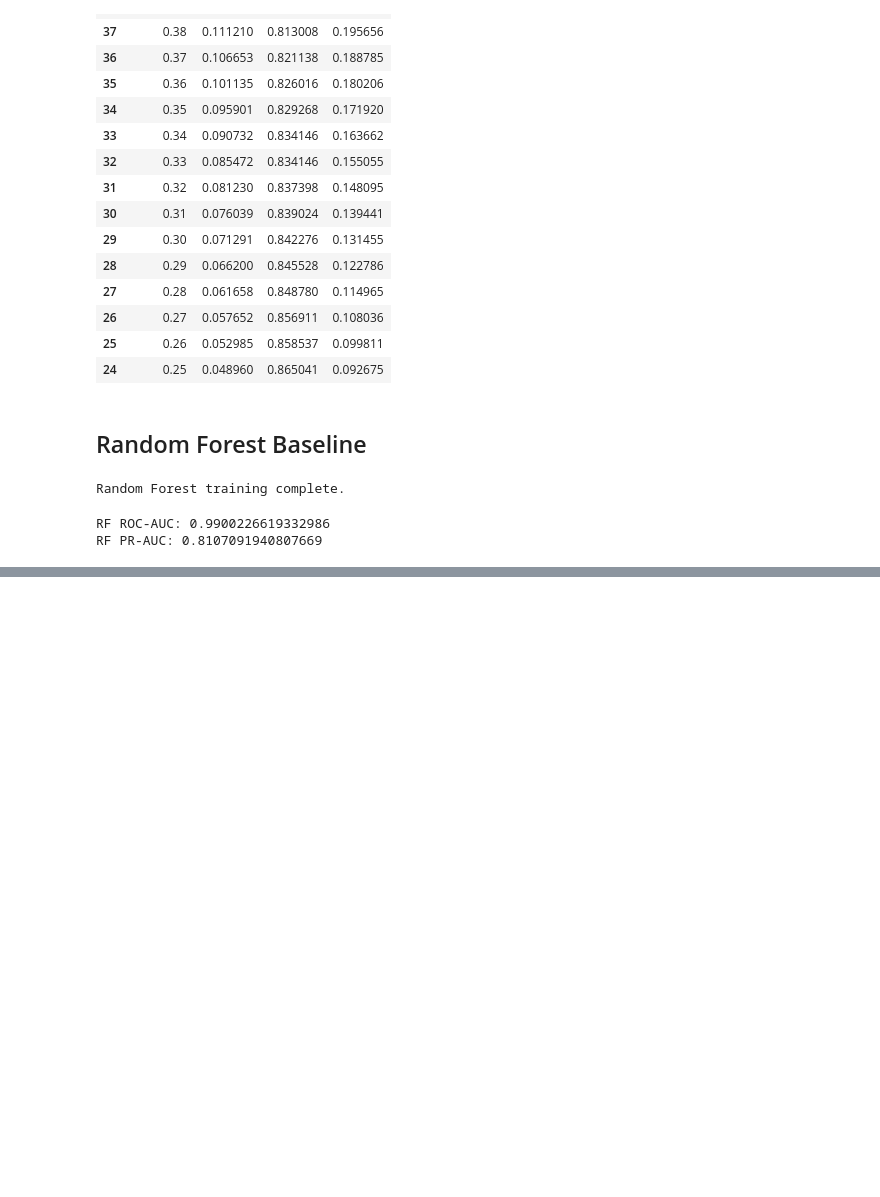
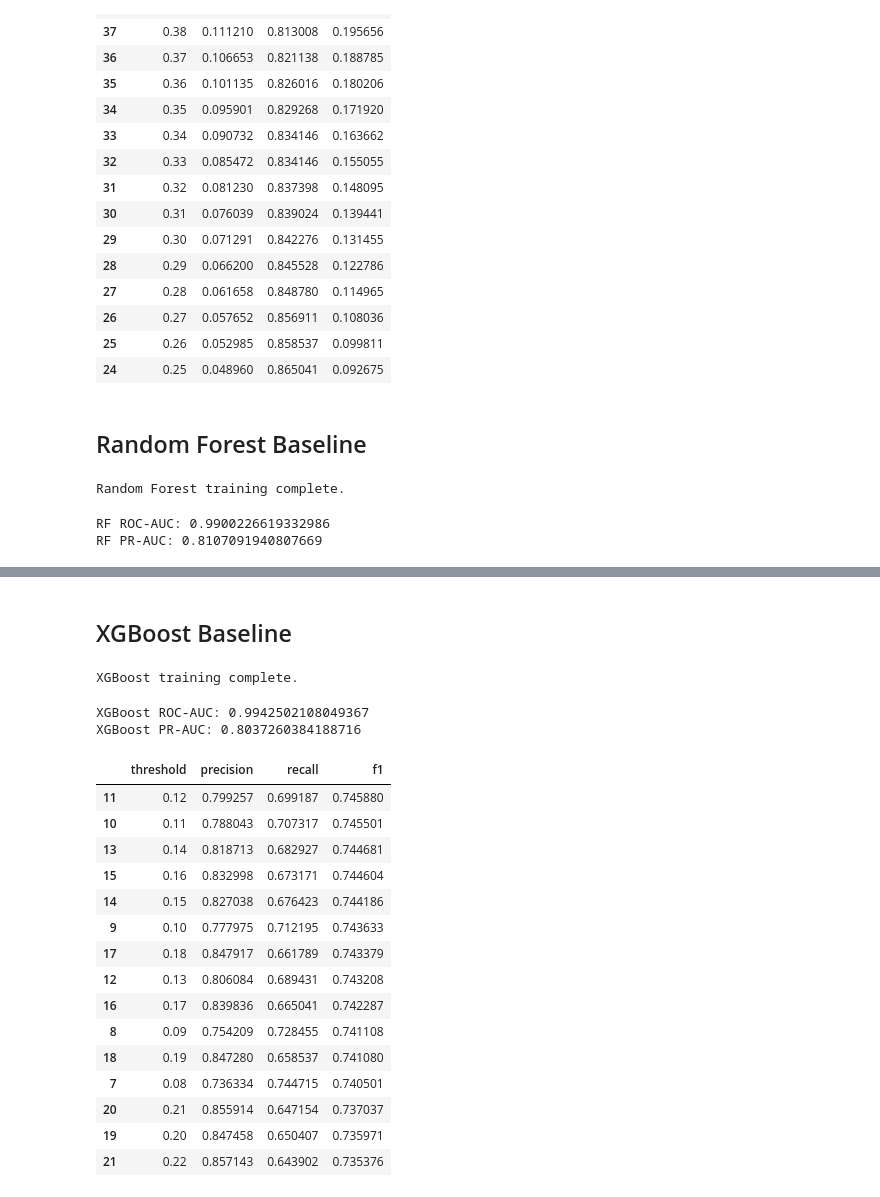
Before and after one commit to laraib275/AURA-Fraud-Intelligence, a Jupyter notebook: notebooks/04_baseline_models.ipynb, the cells around one changed output, grey strips where cells are left out. Cells and saved outputs as stored; diff of their text form; code cells hidden in the pictures; blank space fills up the shorter version.

```diff
--- a/notebooks/04_baseline_models.ipynb
+++ b/notebooks/04_baseline_models.ipynb
@@ -548,0 +700,2 @@ RF PR-AUC: 0.8107091940807669
+# %% [markdown]
+## XGBoost Baseline
@@ -548,0 +722,76 @@ RF PR-AUC: 0.8107091940807669
+# %%
+xgb_pipeline.fit(X_train, y_train)
+
+print("XGBoost training complete.")
+# %% [output]
+XGBoost training complete.
+# %%
+xgb_val_prob = xgb_pipeline.predict_proba(X_val)[:, 1]
+# %%
+print(
+    "XGBoost ROC-AUC:",
+    roc_auc_score(y_val, xgb_val_prob)
+)
+
+print(
+    "XGBoost PR-AUC:",
+    average_precision_score(y_val, xgb_val_prob)
+)
+# %% [output]
+XGBoost ROC-AUC: 0.9942502108049367
+XGBoost PR-AUC: 0.8037260384188716
+# %%
+xgb_threshold_results = []
+
+for threshold in np.arange(0.01, 1.00, 0.01):
+
+    pred = (xgb_val_prob >= threshold).astype(int)
+
+    precision = precision_score(
+        y_val,
+        pred,
+        zero_division=0
+    )
+
+    recall = recall_score(
+        y_val,
+        pred,
+        zero_division=0
+    )
+
+    f1 = f1_score(
+        y_val,
+        pred,
+        zero_division=0
+    )
+
+    xgb_threshold_results.append({
+        "threshold": threshold,
+        "precision": precision,
+        "recall": recall,
+        "f1": f1
+    })
+
+xgb_threshold_df = pd.DataFrame(xgb_threshold_results)
+
+xgb_threshold_df.sort_values(
+    "f1",
+    ascending=False
+).head(15)
+# %% [output]
+|  | threshold | precision | recall | f1 |
+| 11 | 0.12 | 0.799257 | 0.699187 | 0.745880 |
+| 10 | 0.11 | 0.788043 | 0.707317 | 0.745501 |
+| 13 | 0.14 | 0.818713 | 0.682927 | 0.744681 |
+| 15 | 0.16 | 0.832998 | 0.673171 | 0.744604 |
+| 14 | 0.15 | 0.827038 | 0.676423 | 0.744186 |
+| 9 | 0.10 | 0.777975 | 0.712195 | 0.743633 |
+| 17 | 0.18 | 0.847917 | 0.661789 | 0.743379 |
+| 12 | 0.13 | 0.806084 | 0.689431 | 0.743208 |
+| 16 | 0.17 | 0.839836 | 0.665041 | 0.742287 |
+| 8 | 0.09 | 0.754209 | 0.728455 | 0.741108 |
+| 18 | 0.19 | 0.847280 | 0.658537 | 0.741080 |
+| 7 | 0.08 | 0.736334 | 0.744715 | 0.740501 |
+| 20 | 0.21 | 0.855914 | 0.647154 | 0.737037 |
+| 19 | 0.20 | 0.847458 | 0.650407 | 0.735971 |
+| 21 | 0.22 | 0.857143 | 0.643902 | 0.735376 |
```
Also changed, not shown: parts of 19 cells of this notebook.
